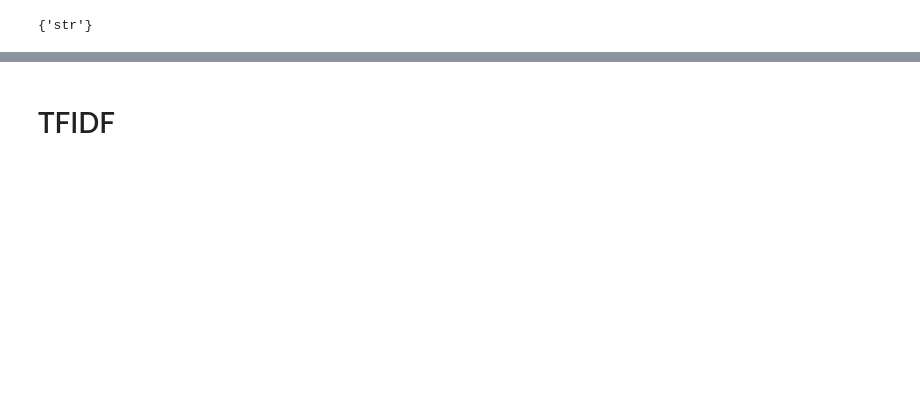
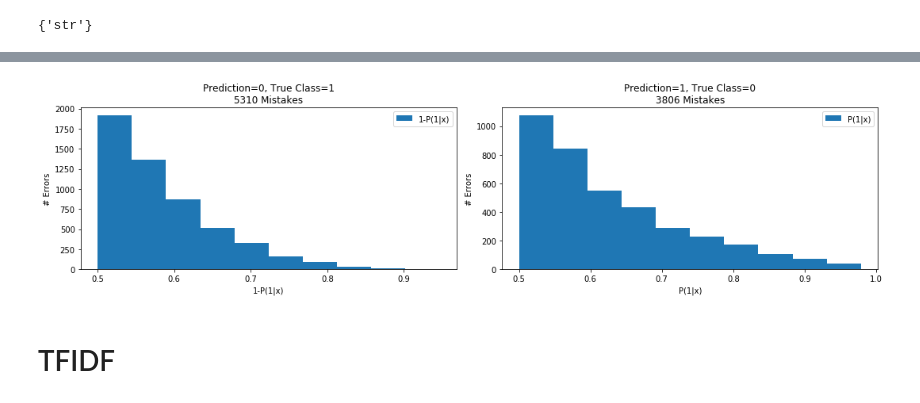
Before and after one commit to jordisc97/NLP-Assignment-1, a Jupyter notebook: 00_Base_Pere.ipynb, the cells around one changed output, grey strips where cells are left out. Cells and saved outputs as stored; diff of their text form; code cells hidden in the pictures; blank space fills up the shorter version.

```diff
--- a/00_Base_Pere.ipynb
+++ b/00_Base_Pere.ipynb
@@ -31,5 +84,8 @@ print(set(type(x).__name__ for x in all_questions))
 # %%
-count_vect = SimpleCountVectorizer()
+count_vect = SimpleCountVectorizer(
+#     doc_cleaner_func=my_doc_cleaner,
+    tokenizer_func=my_tokenizer_func
+)
 count_vect.fit(all_questions)
 # %% [output]
 SimpleCountVectorizer(doc_cleaner_func=None, doc_cleaner_pattern='[^a-zA-Z]',
@@ -61,6 +118,6 @@ X_tr_q1q2.shape, train_df.shape, test_df.shape, X_te_q1q2.shape
 # %%
 y_train = train_df["is_duplicate"].values
 # %%
-logistic = sklearn.linear_model.LogisticRegression(solver="liblinear")
-logistic.fit(X_tr_q1q2, y_train)
+logistic = sklearn.linear_model.LogisticRegression(solver="liblinear", verbose=1, max_iter=100)
+%time logistic.fit(X_tr_q1q2, y_train)
 # %% [output]
@@ -129,0 +203,4 @@ Probability vector: [P(0|x), P(1|x)]:
+# %%
+qs = hist_errors(mistake_indices, predictions,
+                           X_tr_q1q2, count_vect, logistic)
+qs.sort_values(by='P(1|x)', ascending=False)
@@ -130,2 +236,27 @@ Probability vector: [P(0|x), P(1|x)]:
+# %%
+from matplotlib import pyplot as plt
+%matplotlib inline
+
+fig = plt.figure(figsize=(15,4))
+ax = fig.add_subplot(121)
+
+filt = qs.loc[qs['prediction']==0,'P(1|x)']
+ax.hist(1-filt, label='1-P(1|x)')
+ax.set_title("Prediction=0, True Class=1\n{:d} Mistakes".format(len(filt)))
+ax.set_xlabel("1-P(1|x)")
+ax.set_ylabel("# Errors")
+ax.legend()
+
+ax = fig.add_subplot(122)
+ax.hist(qs.loc[qs['prediction']==1,'P(1|x)'], label='P(1|x)')
+ax.set_title("Prediction=1, True Class=0\n{:d} Mistakes".format(len(qs)-len(filt)))
+ax.set_xlabel("P(1|x)")
+ax.set_ylabel("# Errors")
+ax.legend()
+
+plt.tight_layout()
+plt.show()
+# %% [output]
+[figure, added]
 # %% [markdown]
 # TFIDF
```
Also changed, not shown: parts of 14 cells of this notebook.
